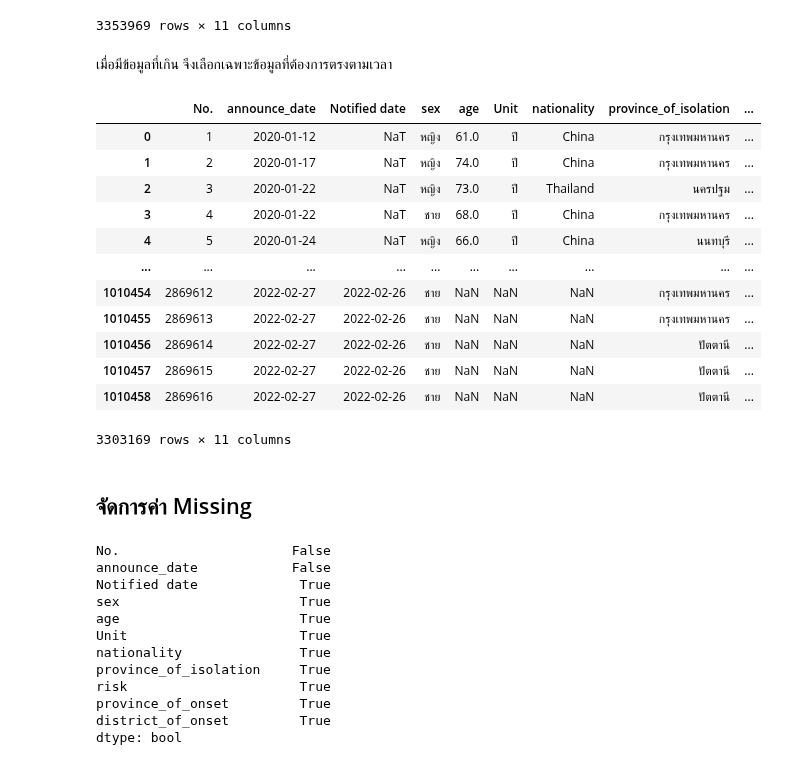
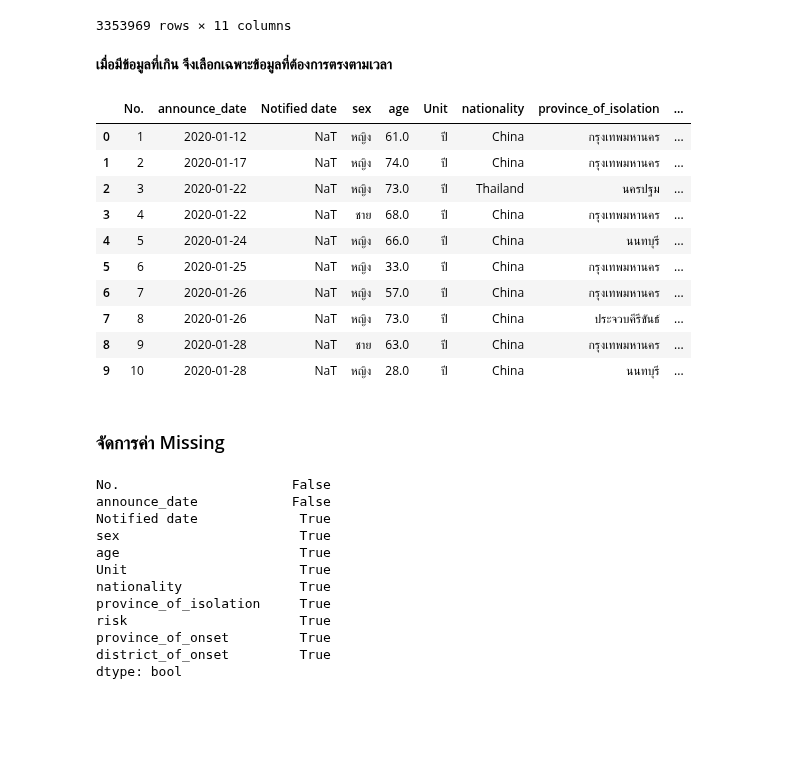
Before and after one commit to kittikhun62/data_viz_2022, a Jupyter notebook: final.ipynb, the cells around one changed output. Saved outputs shown, nothing was run; the diff lists cells and outputs as text; code cells hidden in the pictures; blank space fills up the shorter version.

```diff
--- a/final.ipynb
+++ b/final.ipynb
@@ -107,26 +107,24 @@ data_cases_all
 | 1010458 | 2869616 | 2022-02-27 | 2022-02-26 | ชาย | NaN | NaN | NaN | ปัตตานี | ... |
 3353969 rows × 11 columns
 # %% [markdown]
-เมื่อมีข้อมูลที่เกิน จึงเลือกเฉพาะข้อมูลที่ต้องการตรงตามเวลา
+**เมื่อมีข้อมูลที่เกิน จึงเลือกเฉพาะข้อมูลที่ต้องการตรงตามเวลา**
 # %%
 df = data_cases_all[(data_cases_all['announce_date']>='2020-01-12') & (data_cases_all['announce_date']<='2022-03-18')]
-df
+df.head(10) #ไม่มีข้อมูลที่ซ้ำ
 # %% [output]
 |  | No. | announce_date | Notified date | sex | age | Unit | nationality | province_of_isolation | ... |
 | 0 | 1 | 2020-01-12 | NaT | หญิง | 61.0 | ปี | China | กรุงเทพมหานคร | ... |
 | 1 | 2 | 2020-01-17 | NaT | หญิง | 74.0 | ปี | China | กรุงเทพมหานคร | ... |
 | 2 | 3 | 2020-01-22 | NaT | หญิง | 73.0 | ปี | Thailand | นครปฐม | ... |
 | 3 | 4 | 2020-01-22 | NaT | ชาย | 68.0 | ปี | China | กรุงเทพมหานคร | ... |
 | 4 | 5 | 2020-01-24 | NaT | หญิง | 66.0 | ปี | China | นนทบุรี | ... |
-| ... | ... | ... | ... | ... | ... | ... | ... | ... | ... |
-| 1010454 | 2869612 | 2022-02-27 | 2022-02-26 | ชาย | NaN | NaN | NaN | กรุงเทพมหานคร | ... |
-| 1010455 | 2869613 | 2022-02-27 | 2022-02-26 | ชาย | NaN | NaN | NaN | กรุงเทพมหานคร | ... |
-| 1010456 | 2869614 | 2022-02-27 | 2022-02-26 | ชาย | NaN | NaN | NaN | ปัตตานี | ... |
-| 1010457 | 2869615 | 2022-02-27 | 2022-02-26 | ชาย | NaN | NaN | NaN | ปัตตานี | ... |
-| 1010458 | 2869616 | 2022-02-27 | 2022-02-26 | ชาย | NaN | NaN | NaN | ปัตตานี | ... |
+| 5 | 6 | 2020-01-25 | NaT | หญิง | 33.0 | ปี | China | กรุงเทพมหานคร | ... |
+| 6 | 7 | 2020-01-26 | NaT | หญิง | 57.0 | ปี | China | กรุงเทพมหานคร | ... |
+| 7 | 8 | 2020-01-26 | NaT | หญิง | 73.0 | ปี | China | ประจวบคีรีขันธ์ | ... |
+| 8 | 9 | 2020-01-28 | NaT | ชาย | 63.0 | ปี | China | กรุงเทพมหานคร | ... |
+| 9 | 10 | 2020-01-28 | NaT | หญิง | 28.0 | ปี | China | นนทบุรี | ... |
-3303169 rows × 11 columns
 # %% [markdown]
-## จัดการค่า Missing
+### จัดการค่า Missing
 # %%
 df.isnull().any()
 # %% [output]
```
Also changed, not shown: parts of 42 cells of this notebook.
